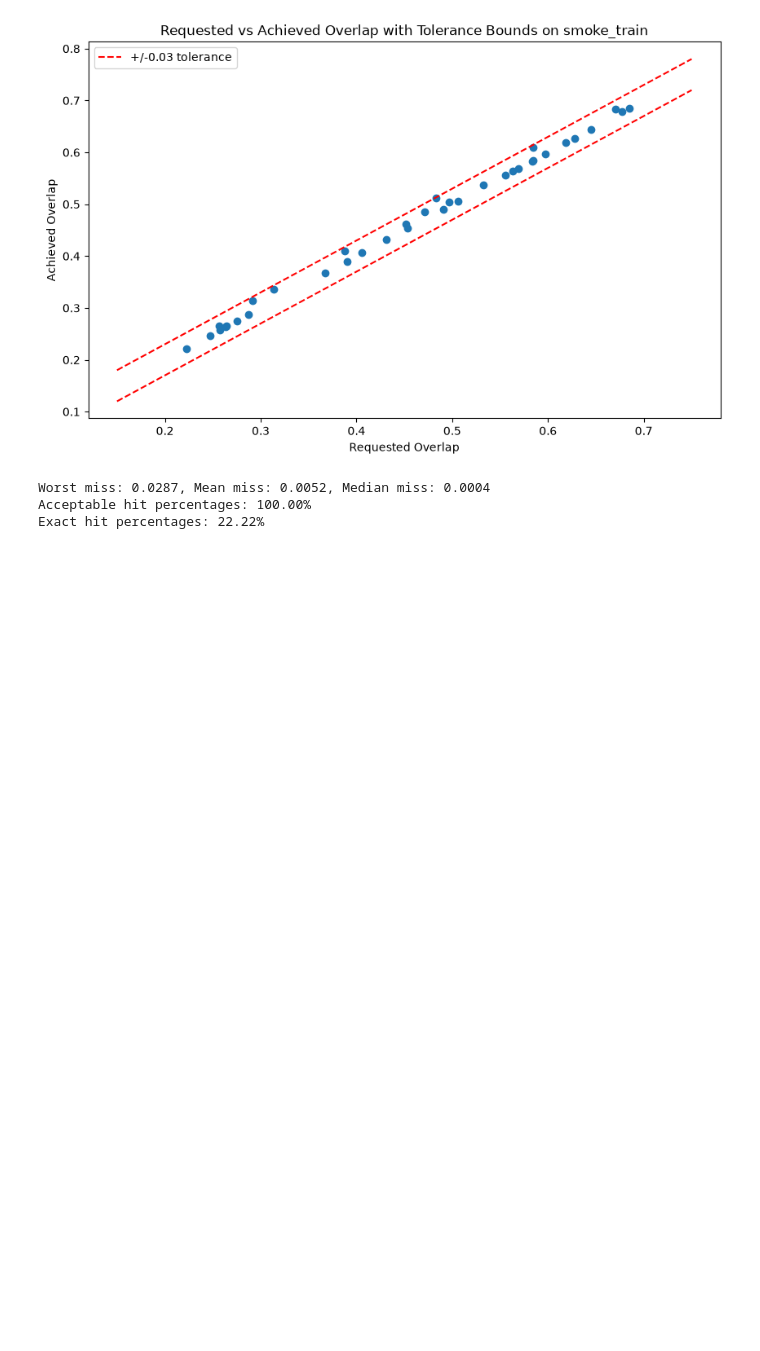
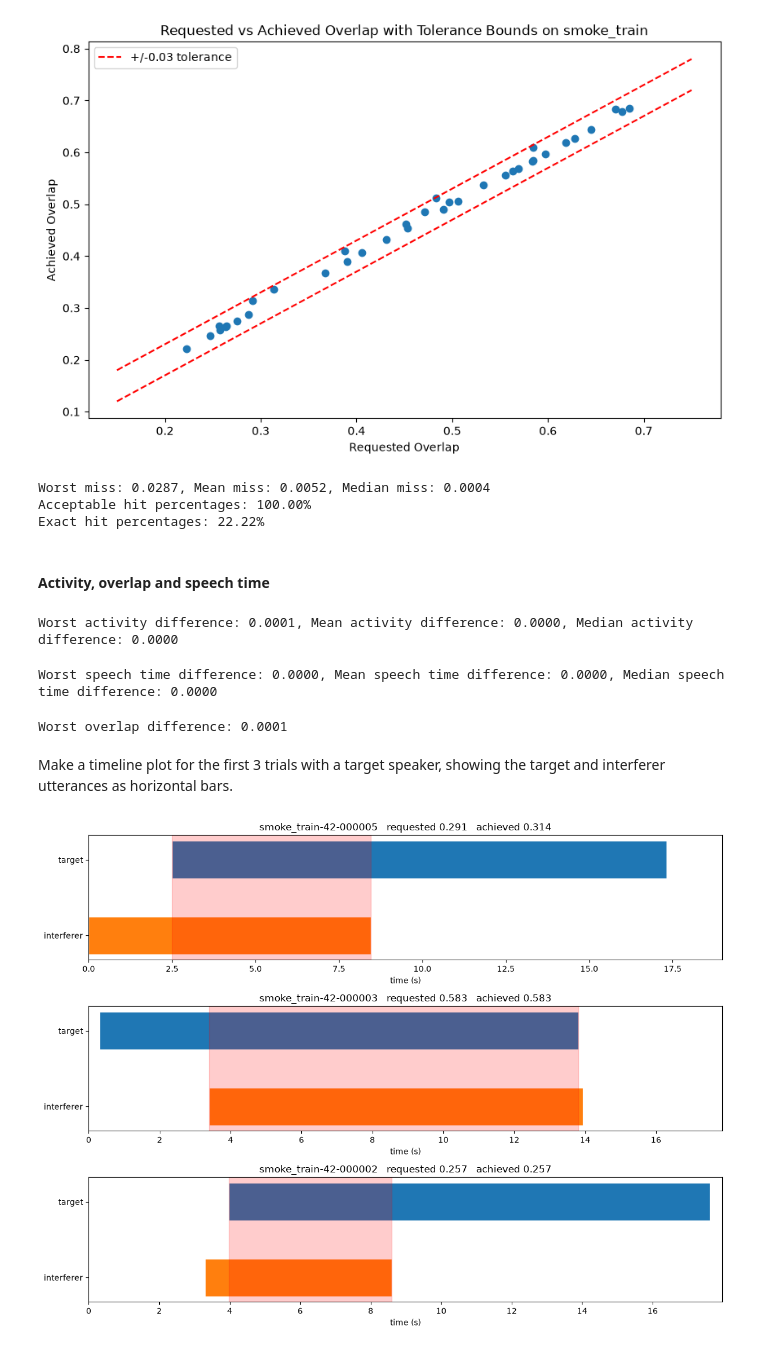
Before and after one commit to grantxxcoder/TargetSpeakerExtractor, a Jupyter notebook: src/exploratory/data_setup.ipynb, the cells around one changed output. Cells and saved outputs as stored; diff of their text form; code cells hidden in the pictures; blank space fills up the shorter version.

Commit message:
MO: Overlap plot created to visualise how the target and interferer interact

```diff
--- a/src/exploratory/data_setup.ipynb
+++ b/src/exploratory/data_setup.ipynb
@@ -268,3 +268,71 @@ print(f"Exact hit percentages: {((miss <= 1e-9).sum() / len(miss)) * 100:.2f}%")
 Worst miss: 0.0287, Mean miss: 0.0052, Median miss: 0.0004
 Acceptable hit percentages: 100.00%
 Exact hit percentages: 22.22%
+# %% [markdown]
+#### Activity, overlap and speech time
+# %%
+# activity
+difference = (present["target_activity"] - present["target_speech_s"]/ present["mixture_length_s"]).abs()
+print(f"Worst activity difference: {difference.max():.4f}, Mean activity difference: {difference.mean():.4f}, Median activity difference: {difference.median():.4f}")
+# %% [output]
+Worst activity difference: 0.0001, Mean activity difference: 0.0000, Median activity difference: 0.0000
+# %%
+# speech time is sum of utterance durations
+speech_time_diff = (present["target_speech_s"] - present["target_dur_list"].map(sum)).abs()
+print(f"Worst speech time difference: {speech_time_diff.max():.4f}, Mean speech time difference: {speech_time_diff.mean():.4f}, Median speech time difference: {speech_time_diff.median():.4f}")
+# %% [output]
+Worst speech time difference: 0.0000, Mean speech time difference: 0.0000, Median speech time difference: 0.0000
+# %%
+# overlap is the shared time between two speaker talking intervals
+worst = 0.0
+for i, row in present.iterrows():
+    shared_time = 0.0
+    for t_start, t_end in spans(row, "target"):
+        for i_start, i_end in spans(row, "interferer"):
+            shared_time += max(0, min(t_end, i_end) - max(t_start, i_start))
+    worst = max(worst, abs(shared_time / row["mixture_length_s"] - row["overlap_achieved"]))
+print(f"Worst overlap difference: {worst:.4f}")
+# %% [output]
+Worst overlap difference: 0.0001
+# %% [markdown]
+Make a timeline plot for the first 3 trials with a target speaker, showing the target and interferer utterances as horizontal bars.
+# %%
+rows = 3
+
+fig, axes = plt.subplots(rows, 1, figsize=(12, 3 * rows))
+if rows == 1:
+    axes = [axes]
+
+for i, ax in enumerate(axes):
+    random_index = np.random.choice(D.df.index)
+    row = D.df.iloc[random_index]
+
+    # target bars on the top row, interferer underneath.
+    # white edges so back-to-back utterances stay visible as separate blocks.
+    for start, end in spans(row, "target"):
+        ax.barh(1, end - start, left=start, height=0.5,
+                color="tab:blue", edgecolor="white")
+    for start, end in spans(row, "interferer"):
+        ax.barh(0, end - start, left=start, height=0.5,
+                color="tab:orange", edgecolor="white")
+
+    # shade every stretch where both are talking
+    for t_start, t_end in spans(row, "target"):
+        for i_start, i_end in spans(row, "interferer"):
+            lo, hi = max(t_start, i_start), min(t_end, i_end)
+            if hi > lo:
+                ax.axvspan(lo, hi, color="red", alpha=0.2)
+
+    ax.set_xlim(0, row["mixture_length_s"])
+    ax.set_yticks([0, 1])
+    ax.set_yticklabels(["interferer", "target"])
+
+    # Only label x-axis on the bottom plot to reduce clutter, or keep on all
+    ax.set_xlabel("time (s)")
+    ax.set_title(f"{row['trial_id']}   requested {row['overlap_requested']:.3f}   "
+                 f"achieved {row['overlap_achieved']:.3f}")
+
+plt.tight_layout()
+plt.show()
+# %% [output]
+[figure, added]
```
